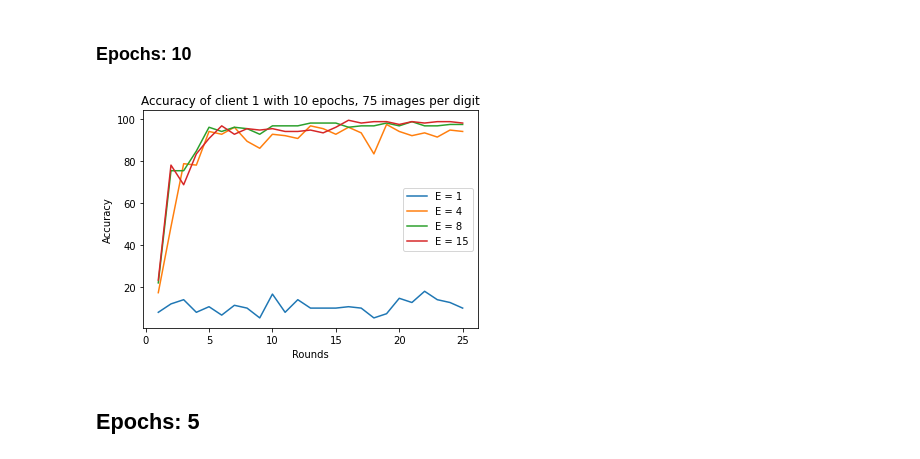
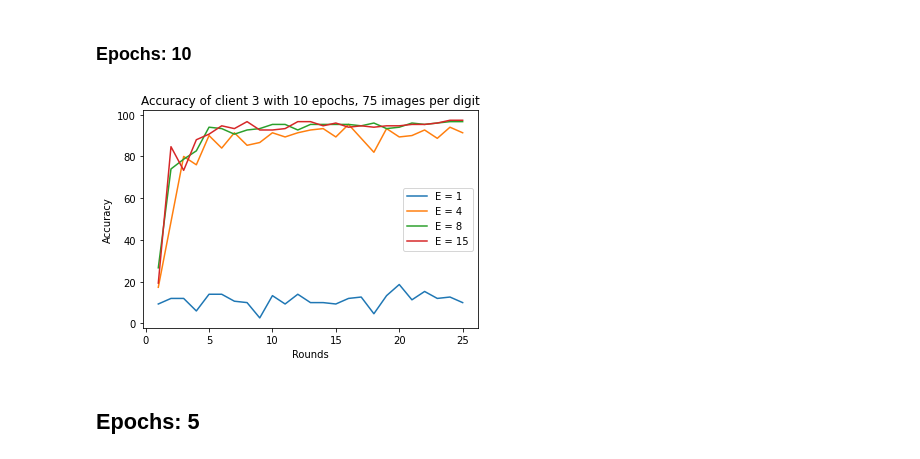
Before and after one commit to saptarshidec/LDP-FL-Blockchain, a Jupyter notebook: testapp/results.ipynb, the cells around one changed output. Drawn from its saved outputs; the diff is of its cells as text; code cells hidden in the pictures.

Commit message:
Added results

```diff
--- a/testapp/results.ipynb
+++ b/testapp/results.ipynb
@@ -228,20 +216,21 @@ for i in n_10_e_diff_acc:
 # %%
 import matplotlib.pyplot as plt
 import numpy as np
+from matplotlib.pyplot import figure
 
-plt.plot(rounds, n_10_e_1_acc_client1, label='E = 1')
-plt.plot(rounds, n_10_e_4_acc_client1, label='E = 4')
-plt.plot(rounds, n_10_e_8_acc_client1, label='E = 8')
-plt.plot(rounds, n_10_e_15_acc_client1, label='E = 15')
-# plt.plot(rounds, n_10_e_40_acc_client1, label='E = 40')
-# plt.plot(rounds, n_10_e_diff_acc_client1, label='E = [1, 8, 15]')
-plt.legend()
-plt.xlabel('Rounds')
-plt.ylabel('Accuracy')
-plt.title('Accuracy of client 1 with 10 epochs, 75 images per digit')
-plt.show()
+for i in range(3):
+    plt.clf()
+    plt.plot(rounds, n_10_e_1_acc_client[i], label='E = 1')
+    plt.plot(rounds, n_10_e_4_acc_client[i], label='E = 4')
+    plt.plot(rounds, n_10_e_8_acc_client[i], label='E = 8')
+    plt.plot(rounds, n_10_e_15_acc_client[i], label='E = 15')
+    plt.legend()
+    plt.xlabel('Rounds')
+    plt.ylabel('Accuracy')
+    plt.title('Accuracy of client {} with 10 epochs, 75 images per digit'.format(i+1))
+    plt.savefig('./results/client{}_10_epochs_75_images_vary_epsilon.png'.format(i+1))
 # %% [output]
-[figure, old version]
+[figure, new version]
 # %% [markdown]
 ## Epochs: 5
 # %%
```
Also changed, not shown: parts of 9 cells of this notebook, 21 other files.
